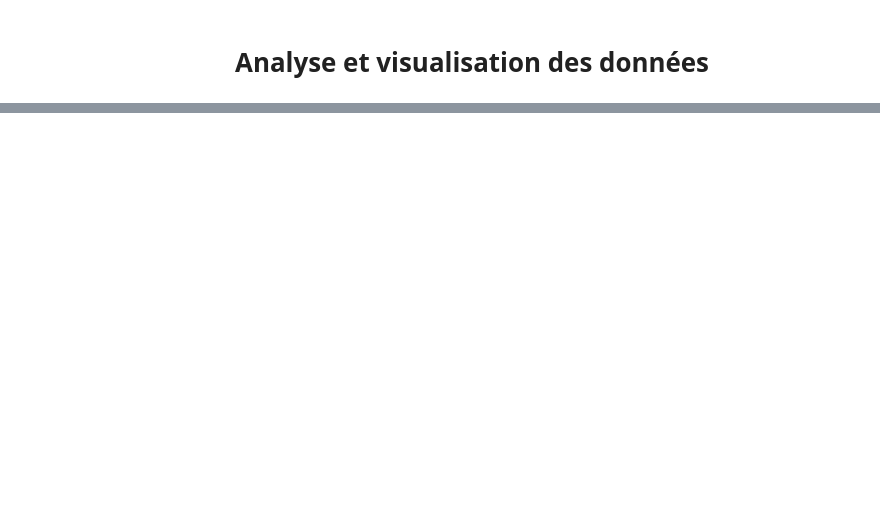
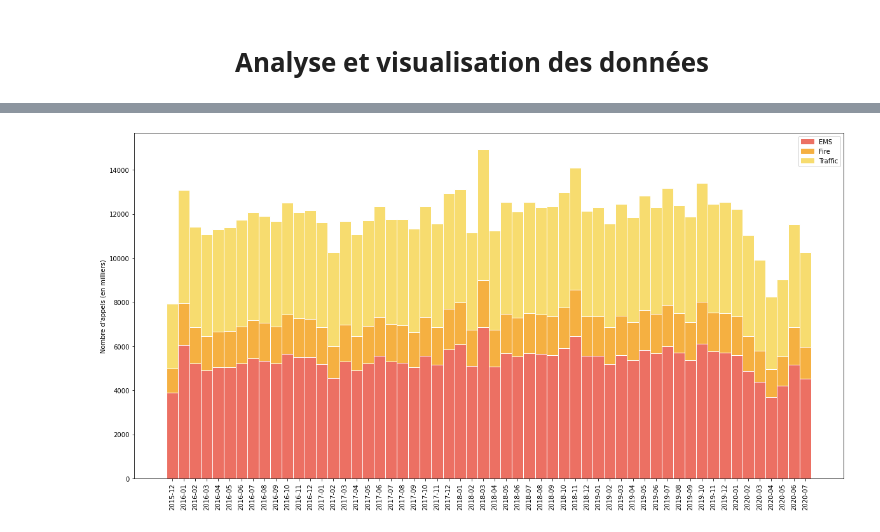
Before and after one commit to chainyo/analyse_donnees, a Jupyter notebook: analyse.ipynb, the cells around one changed output, grey strips where cells are left out. Drawn from its saved outputs; the diff is of its cells as text; code cells hidden in the pictures; blank space fills up the shorter version.

```diff
--- a/analyse.ipynb
+++ b/analyse.ipynb
@@ -64,0 +65,46 @@ plt.show()
+# %%
+dico_types = {}
+
+x = 0
+for key, value in dico.items():
+    typ = types[x:x + value]
+    x = value
+    dico_types[key] = sorted(dict(Counter(typ)).items())
+# %%
+type_df = pd.DataFrame(columns=['date', 'EMS', 'Fire', 'Traffic'])
+
+for key, value in dico_types.items():
+    type_df = type_df.append({'date' :key, 'EMS': value[0][1], 'Fire': value[1][1], 'Traffic':value[2][1]}, ignore_index=True)
+# %%
+EMS = type_df.EMS.values
+Fire = type_df.Fire.values
+Traffic = type_df.Traffic.values
+
+bars = np.add(EMS, Fire).tolist()
+
+r = [i for i in range(len(type_df))]
+names = type_df.date.values
+barWidth = 1
+# %%
+import matplotlib.patches as mpatches
+
+plt.figure(figsize=(20,10))
+plt.bar(r, EMS, color='#EC7063', edgecolor='white', width=barWidth)
+# Create green bars (middle), on top of the firs ones
+plt.bar(r, Fire, bottom=EMS, color='#F5B041', edgecolor='white', width=barWidth)
+# Create green bars (top)
+plt.bar(r, Traffic, bottom=bars, color='#F7DC6F', edgecolor='white', width=barWidth)
+
+# Custom X axis
+plt.xticks(r, names, rotation='vertical')
+plt.ylabel("Nombre d'appels (en milliers)")
+
+pop_a = mpatches.Patch(color='#EC7063', label='EMS')
+pop_b = mpatches.Patch(color='#F5B041', label='Fire')
+pop_c = mpatches.Patch(color='#F7DC6F', label='Traffic')
+
+plt.legend(handles=[pop_a, pop_b, pop_c])
+# Show graphic
+plt.show()
+# %% [output]
+[figure, added]
```
Also changed, not shown: parts of 12 cells of this notebook.
